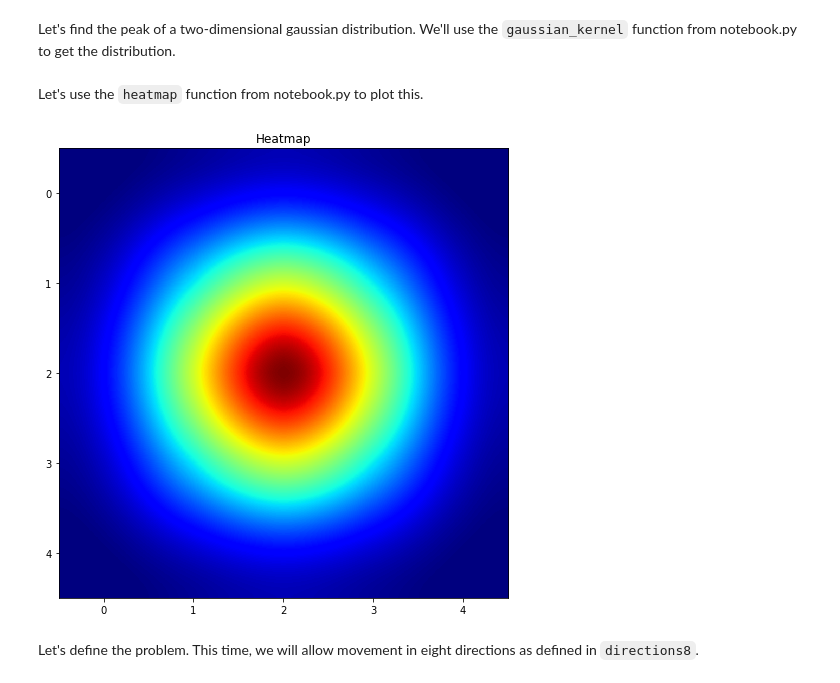
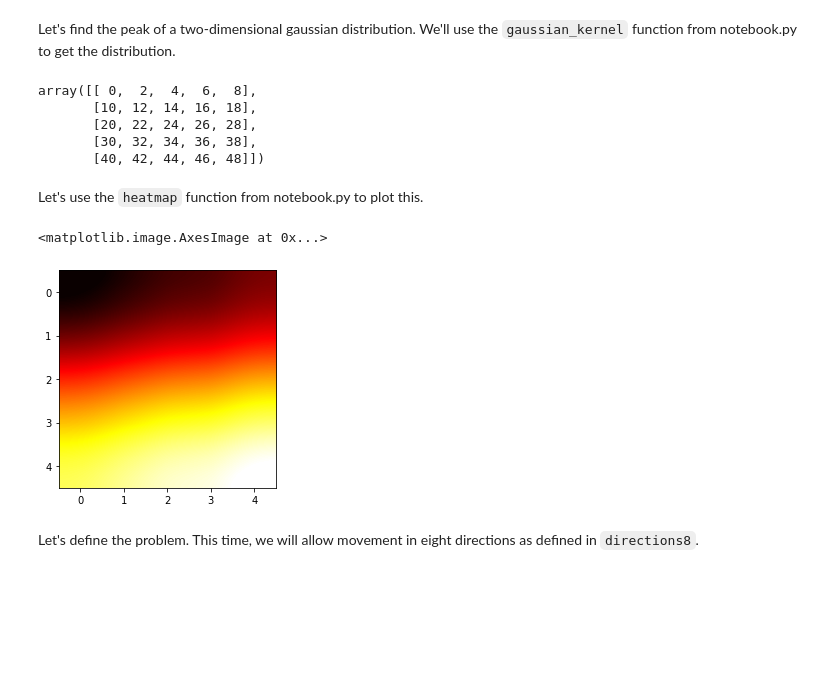
Before and after one commit to leonardomedeiros/pythonMachineLearn, a Jupyter notebook: aimacode/search_IFAL_LMM.ipynb, the cells around one changed output. Saved outputs shown, nothing was run; the diff lists cells and outputs as text; code cells hidden in the pictures; blank space fills up the shorter version.

```diff
--- a/aimacode/search_IFAL_LMM.ipynb
+++ b/aimacode/search_IFAL_LMM.ipynb
@@ -1556,9 +1555,26 @@ grid = gaussian_kernel()
+# %%
+from scipy.ndimage import gaussian_filter
+
+a = np.arange(50, step=2).reshape((5,5))
+a
+# %% [output]
+array([[ 0,  2,  4,  6,  8],
+       [10, 12, 14, 16, 18],
+       [20, 22, 24, 26, 28],
+       [30, 32, 34, 36, 38],
+       [40, 42, 44, 46, 48]])
+# %%
+grid = gaussian_filter(a, sigma=1)
 # %% [markdown]
 Let's use the `heatmap` function from notebook.py to plot this.
-# %%
-heatmap(grid, cmap='jet', interpolation='spline16')
-# %% [output]
-[figure, removed]
+# %%
+import matplotlib.pyplot as plt
+import numpy as np
+
+plt.imshow(grid, cmap='hot', interpolation='spline16')
+# %% [output]
+<matplotlib.image.AxesImage at 0x...>
+[figure, added]
 # %% [markdown]
 Let's define the problem.
 This time, we will allow movement in eight directions as defined in `directions8`.
```
Also changed, not shown: parts of 69 cells of this notebook.
